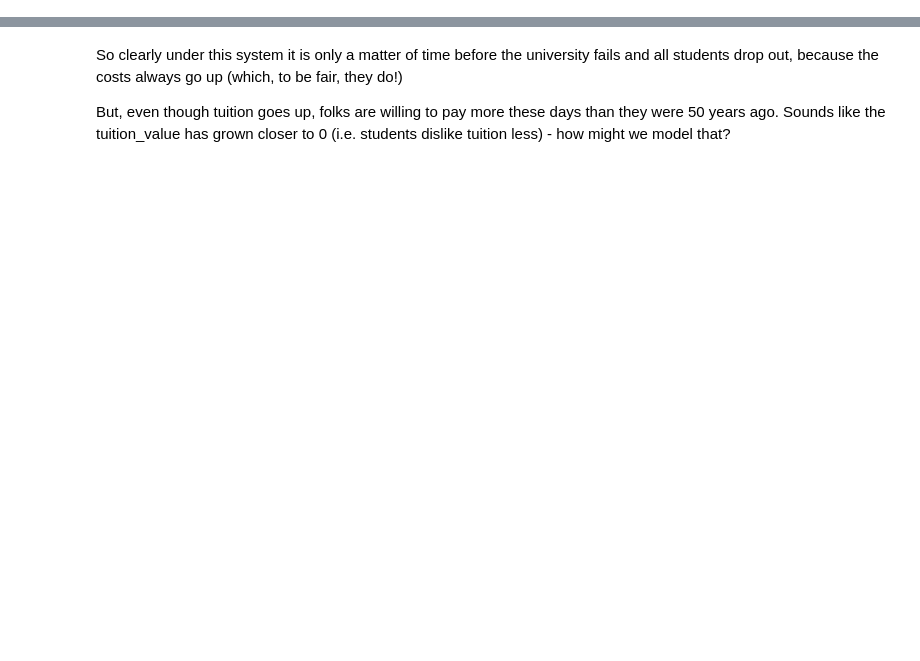
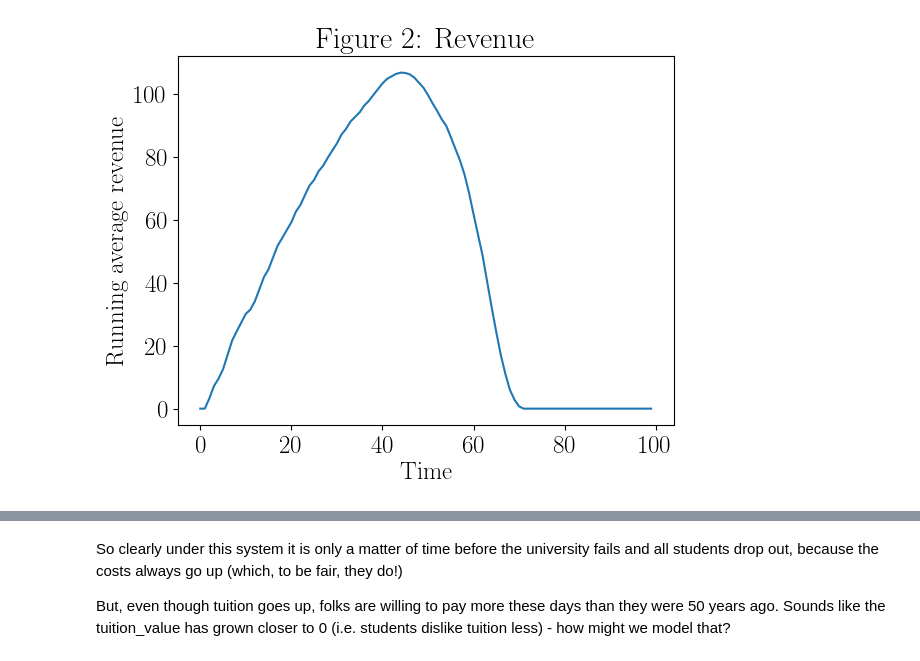
Before and after one commit to cassandra-sh/covid-university, a Jupyter notebook: covid_uni.ipynb, the cells around one changed output, grey strips where cells are left out. Cells and saved outputs as stored; diff of their text form; code cells hidden in the pictures; blank space fills up the shorter version.

```diff
--- a/covid_uni.ipynb
+++ b/covid_uni.ipynb
@@ -216,0 +357,9 @@ plt.show()
+# %%
+plt.figure()
+plt.plot(np.arange(0, TIME_LIMIT, 1),revenue_avg)
+plt.xlabel("Time")
+plt.ylabel("Running average revenue")
+plt.title("Figure 2: Revenue")
+plt.show()
+# %% [output]
+[figure, added]
```
Also changed, not shown: parts of 39 cells of this notebook.
